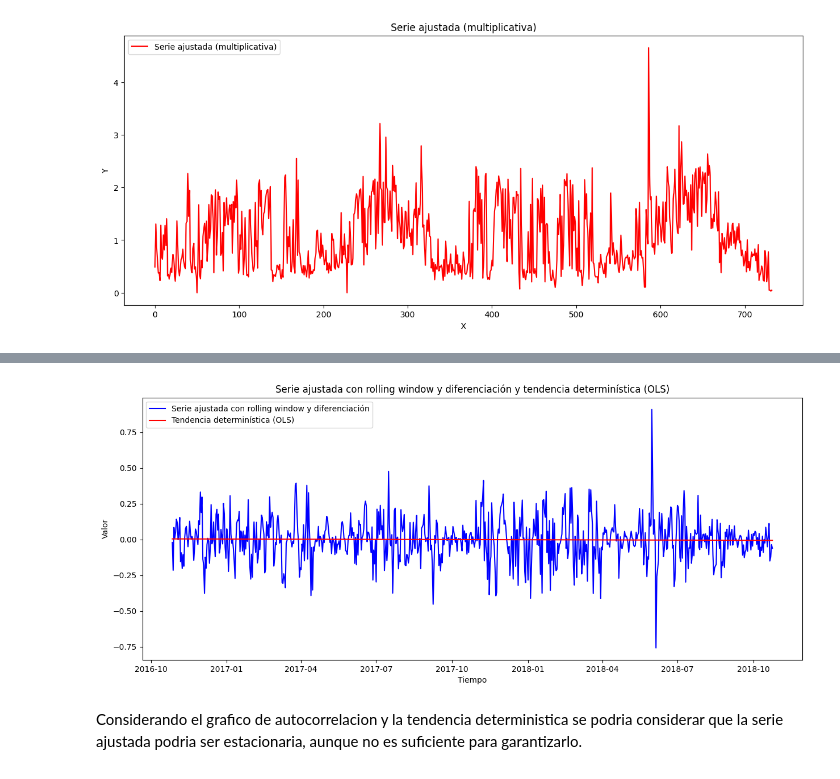
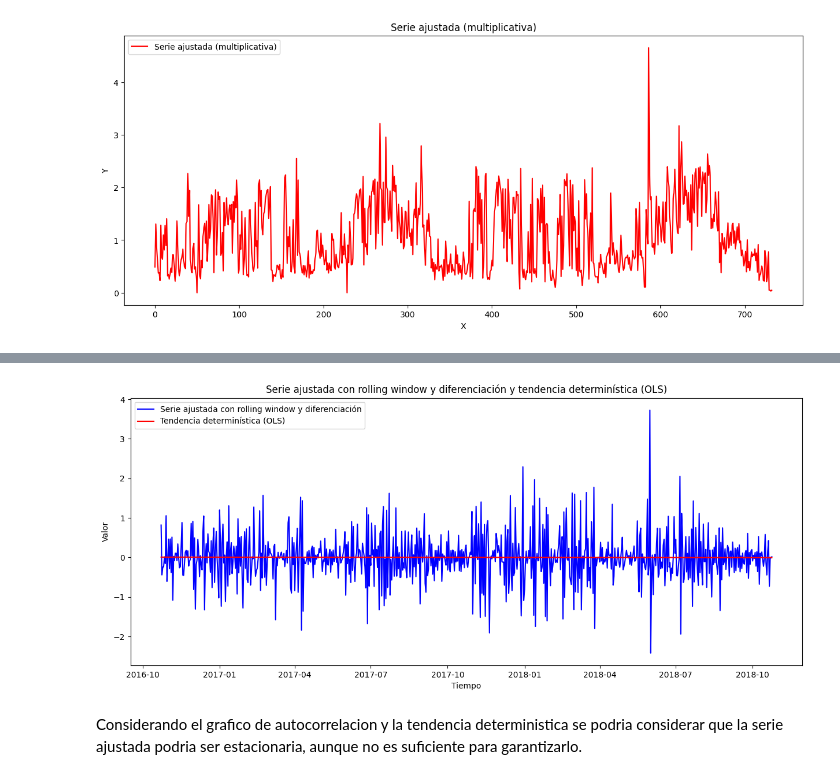
Before and after one commit to rpazos98/series-temporales, a Jupyter notebook: TP_Series_Temporales_Rodrigo_Pazos.ipynb, the cells around one changed output, grey strips where cells are left out. Saved outputs shown, nothing was run; the diff lists cells and outputs as text; code cells hidden in the pictures.

```diff
--- a/TP_Series_Temporales_Rodrigo_Pazos.ipynb
+++ b/TP_Series_Temporales_Rodrigo_Pazos.ipynb
@@ -195,26 +334,26 @@ plt.show()
 # %%
 import statsmodels.api as sm
 
-y = df_ajustado_rolling_diff['Serie_Ajustada'].dropna()
+y = df_ajustado_diff['Serie_Ajustada'].dropna()
 
 y_dates = y.index
 
 x_with_const = sm.add_constant(np.arange(len(y)))
 
 model_ols = sm.OLS(y, x_with_const).fit()
 
 trend_ols = model_ols.predict(x_with_const)
 
 plt.figure(figsize=(15, 6))
 plt.plot(y_dates, y, color='blue', label='Serie ajustada con rolling window y diferenciación')
 plt.plot(y_dates, trend_ols, color='red', label='Tendencia determinística (OLS)')
 plt.legend()
 plt.xlabel('Tiempo')
 plt.ylabel('Valor')
 plt.title('Serie ajustada con rolling window y diferenciación y tendencia determinística (OLS)')
 plt.show()
 # %% [output]
-[figure, old version]
+[figure, new version]
 # %% [markdown]
 Considerando el grafico de autocorrelacion y la tendencia deterministica se podria considerar que la serie ajustada podria ser estacionaria, aunque no es suficiente para garantizarlo.
 # %% [markdown]
```
Also changed, not shown: parts of 7 cells of this notebook.
